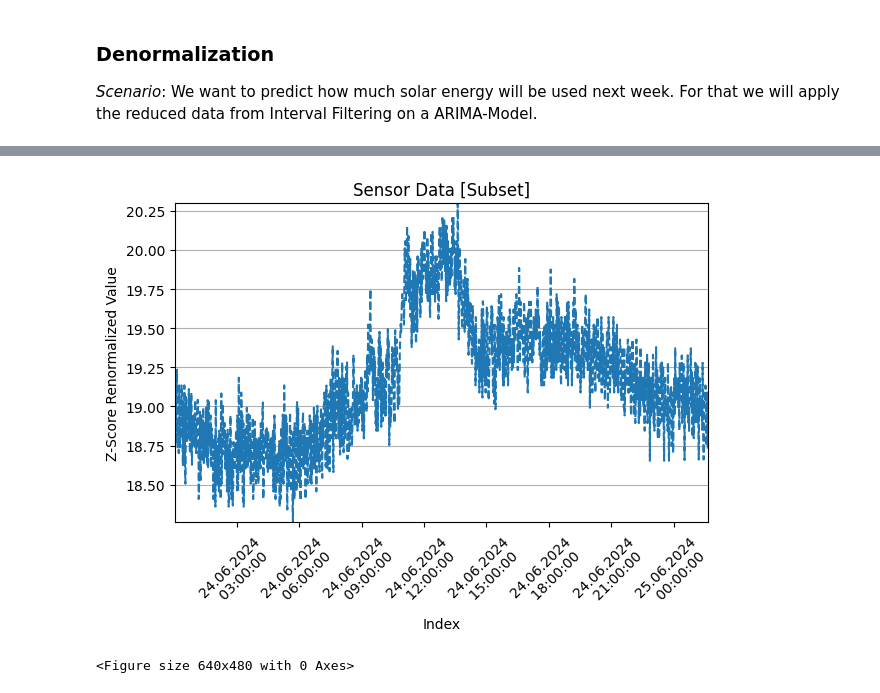
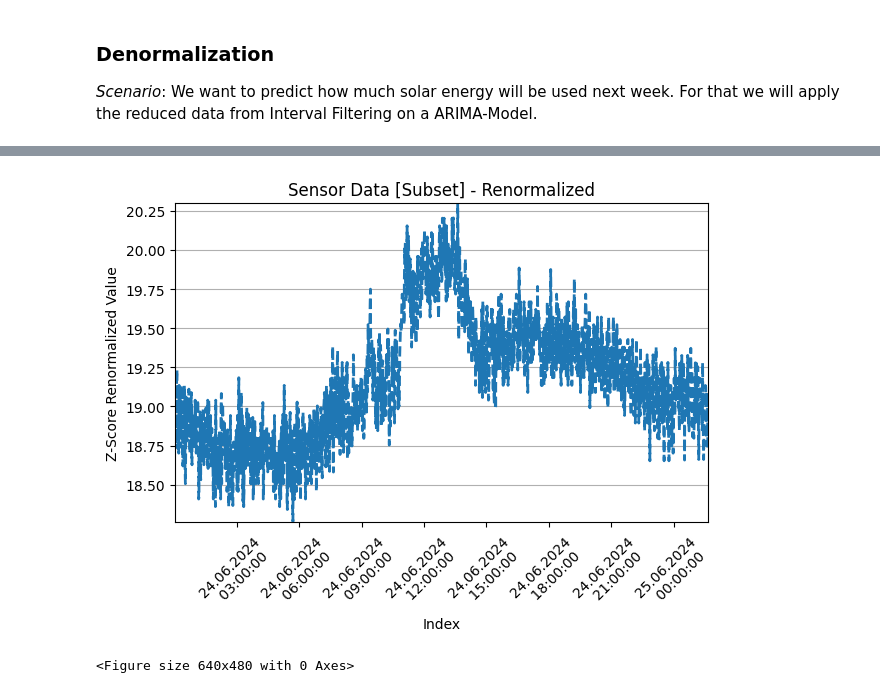
Before and after one commit to rtdip/core, a Jupyter notebook: notebook/pipeline_showcase.ipynb, the cells around one changed output, grey strips where cells are left out. Cells and saved outputs as stored; diff of their text form; code cells hidden in the pictures.

```diff
--- a/notebook/pipeline_showcase.ipynb
+++ b/notebook/pipeline_showcase.ipynb
@@ -231,5 +287,5 @@ z_score_denorm = Denormalization(df=df_5_a, normalization_to_revert=z_score_norm
 # Execute the normalization on the dataframe
 df_6 = z_score_denorm.filter()
 # %%
-create_value_plot(value_df=df_6.toPandas(), title='Sensor Data [Subset]', y_label = 'Z-Score Renormalized Value')
+create_value_plot(value_df=df_6.toPandas(), title='Sensor Data [Subset] - Renormalized', y_label = 'Z-Score Renormalized Value')
 # %% [output]
@@ -236,2 +293,2 @@ create_value_plot(value_df=df_6.toPandas(), title='Sensor Data [Subset]', y_labe
-[figure, old version]
+[figure, new version]
-<Figure size 640x480 with 0 Axes>
+<Figure size 640x480 with 0 Axes>
```
Also changed, not shown: parts of 12 cells of this notebook.
